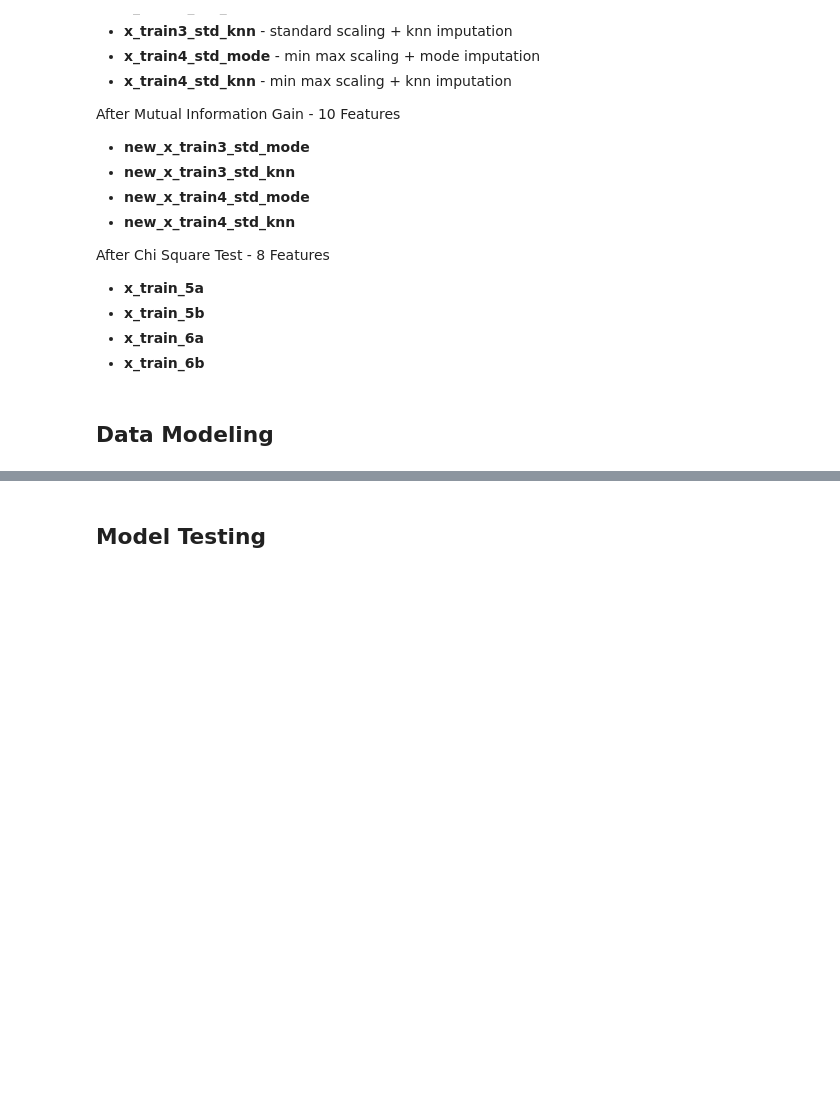
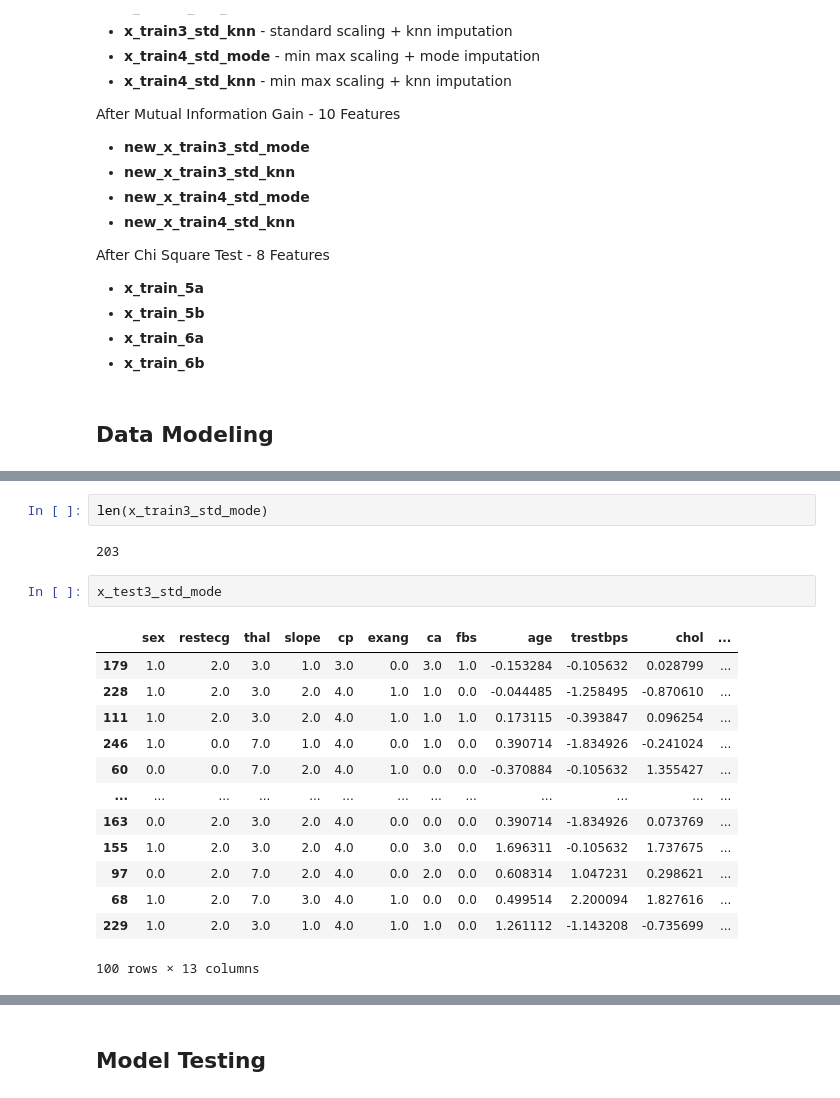
Before and after one commit to HussainAhmed202/MLProject, a Jupyter notebook: notebooks/heart_disease_prediction_copy.ipynb, the cells around one changed output, grey strips where cells are left out. Cells and saved outputs as stored; diff of their text form; blank space fills up the shorter version.

```diff
--- a/notebooks/heart_disease_prediction_copy.ipynb
+++ b/notebooks/heart_disease_prediction_copy.ipynb
@@ -1140,0 +1431,20 @@ After Chi Square Test -  8 Features
+# %%
+len(x_train3_std_mode)
+# %% [output]
+203
+# %%
+x_test3_std_mode
+# %% [output]
+|  | sex | restecg | thal | slope | cp | exang | ca | fbs | age | trestbps | chol | ... |
+| 179 | 1.0 | 2.0 | 3.0 | 1.0 | 3.0 | 0.0 | 3.0 | 1.0 | -0.153284 | -0.105632 | 0.028799 | ... |
+| 228 | 1.0 | 2.0 | 3.0 | 2.0 | 4.0 | 1.0 | 1.0 | 0.0 | -0.044485 | -1.258495 | -0.870610 | ... |
+| 111 | 1.0 | 2.0 | 3.0 | 2.0 | 4.0 | 1.0 | 1.0 | 1.0 | 0.173115 | -0.393847 | 0.096254 | ... |
+| 246 | 1.0 | 0.0 | 7.0 | 1.0 | 4.0 | 0.0 | 1.0 | 0.0 | 0.390714 | -1.834926 | -0.241024 | ... |
+| 60 | 0.0 | 0.0 | 7.0 | 2.0 | 4.0 | 1.0 | 0.0 | 0.0 | -0.370884 | -0.105632 | 1.355427 | ... |
+| ... | ... | ... | ... | ... | ... | ... | ... | ... | ... | ... | ... | ... |
+| 163 | 0.0 | 2.0 | 3.0 | 2.0 | 4.0 | 0.0 | 0.0 | 0.0 | 0.390714 | -1.834926 | 0.073769 | ... |
+| 155 | 1.0 | 2.0 | 3.0 | 2.0 | 4.0 | 0.0 | 3.0 | 0.0 | 1.696311 | -0.105632 | 1.737675 | ... |
+| 97 | 0.0 | 2.0 | 7.0 | 2.0 | 4.0 | 0.0 | 2.0 | 0.0 | 0.608314 | 1.047231 | 0.298621 | ... |
+| 68 | 1.0 | 2.0 | 7.0 | 3.0 | 4.0 | 1.0 | 0.0 | 0.0 | 0.499514 | 2.200094 | 1.827616 | ... |
+| 229 | 1.0 | 2.0 | 3.0 | 1.0 | 4.0 | 1.0 | 1.0 | 0.0 | 1.261112 | -1.143208 | -0.735699 | ... |
+100 rows × 13 columns
```
Also changed, not shown: parts of 36 cells of this notebook.
